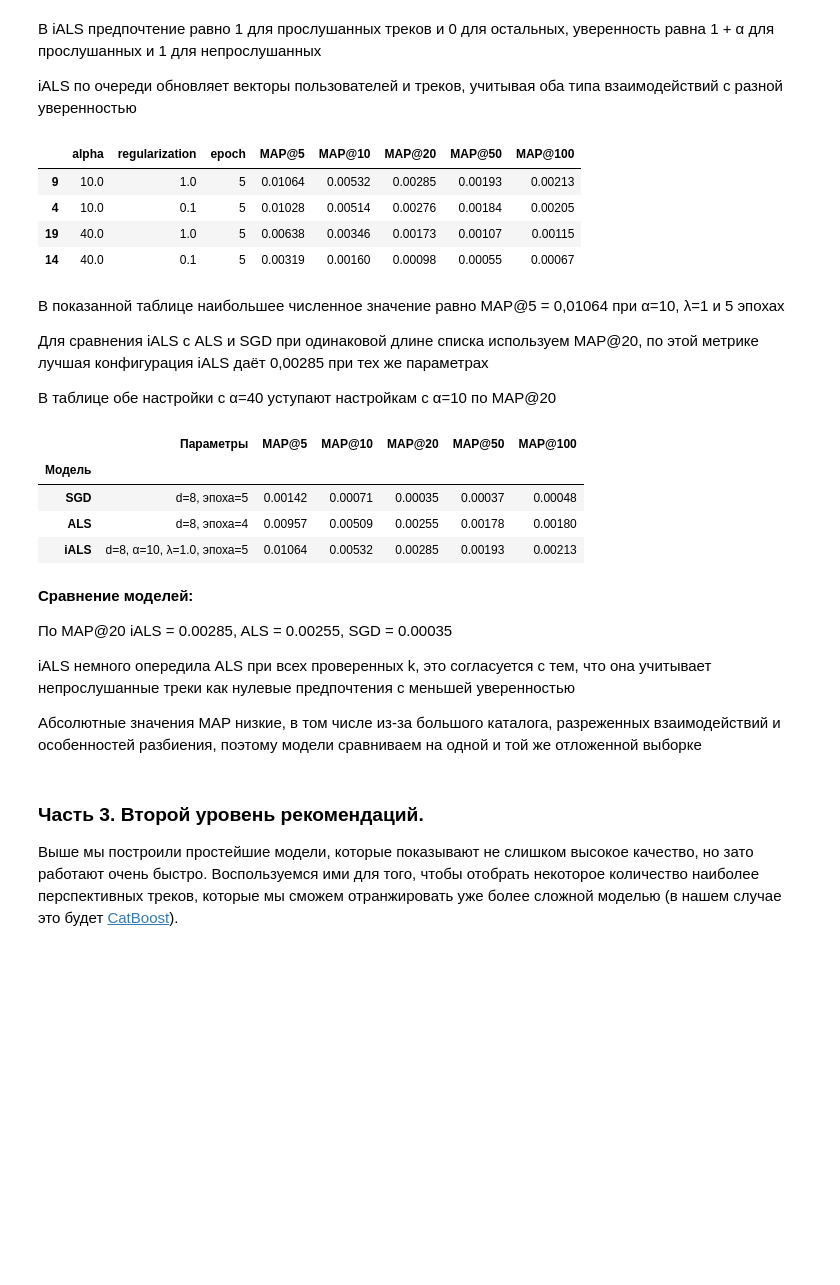
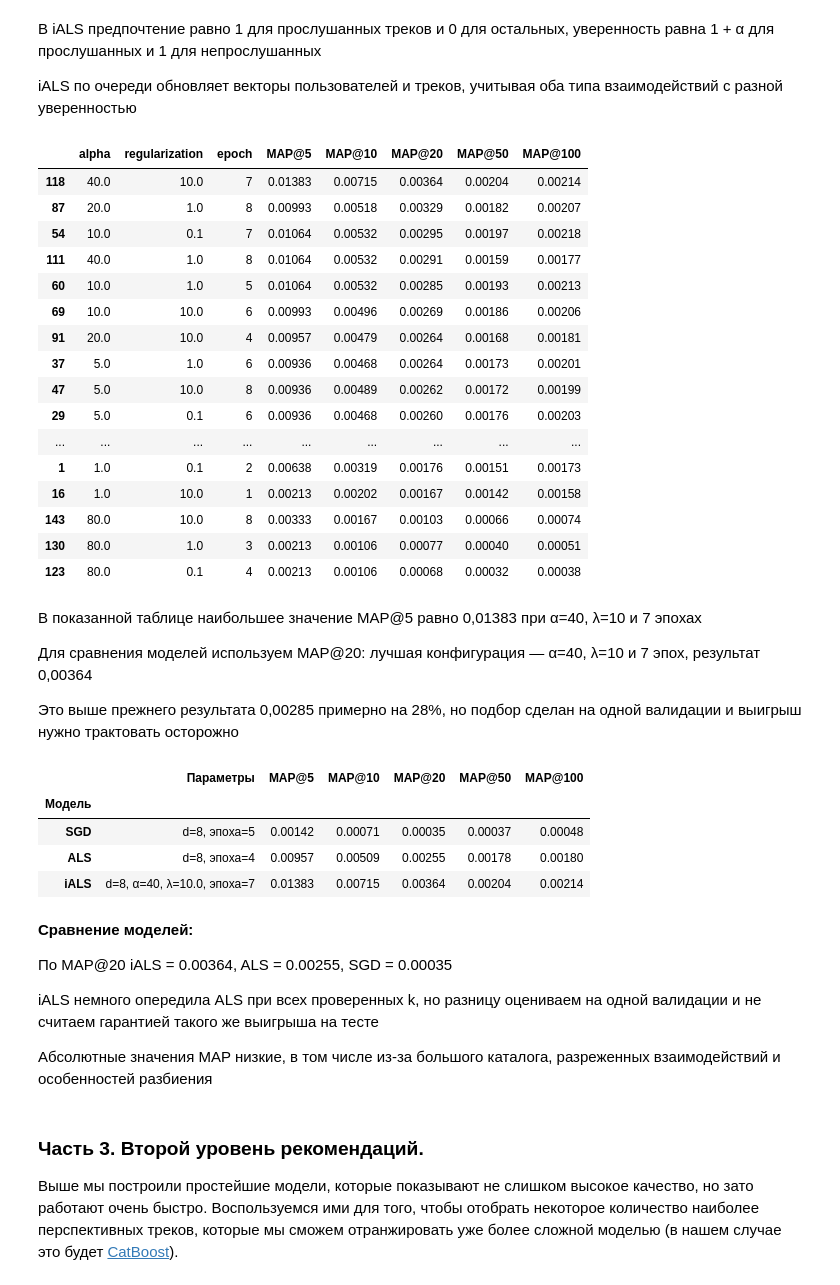
Before and after one commit to BogdanDelektorskiy/machine_learning_2, a Jupyter notebook: homeworks/02_recommendations/02_recsys.ipynb, the cells around one changed output. Saved outputs shown, nothing was run; the diff lists cells and outputs as text; code cells hidden in the pictures; blank space fills up the shorter version.

```diff
--- a/homeworks/02_recommendations/02_recsys.ipynb
+++ b/homeworks/02_recommendations/02_recsys.ipynb
@@ -950,51 +950,71 @@ iALS по очереди обновляет векторы пользовате
 ials_rows = []
 ials_best_map20 = -1
 ials_best_factors = None
+ials_best_config = None
 
-for alpha in (10.0, 40.0):
-    for regularization in (0.1, 1.0):
-        ials = ImplicitALS(train_ratings, dim=8, alpha=alpha, regularization=regularization)
-        for epoch in range(1, 6):
+for alpha in (1.0, 5.0, 10.0, 20.0, 40.0, 80.0):
+    for regularization in (0.1, 1.0, 10.0):
+        ials = ImplicitALS(
+            train_ratings,
+            dim=8,
+            alpha=alpha,
+            regularization=regularization,
+            seed=2026,
+        )
+        for epoch in range(1, 9):
             ials.fit(num_iters=1)
             recommendations = []
             for uid in test_users:
                 uid = int(uid)
                 scores = ials.P[uid] @ ials.Q.T
                 scores[train_items_by_user.get(uid, np.array([], dtype=int))] = -np.inf
                 top = np.argpartition(scores, -max_k)[-max_k:]
                 recommendations.append(top[np.argsort(scores[top])[::-1]])
 
             map_scores = {
                 k: mapk(test_relevant, [items[:k] for items in recommendations], k=k)
                 for k in ks
             }
             ials_rows.append({
                 'alpha': alpha,
                 'regularization': regularization,
                 'epoch': epoch,
                 **{f'MAP@{k}': value for k, value in map_scores.items()},
             })
             if map_scores[20] > ials_best_map20:
                 ials_best_map20 = map_scores[20]
                 ials_best_factors = (ials.P.copy(), ials.Q.copy())
+                ials_best_config = (alpha, regularization, epoch)
 
 ials_results = pd.DataFrame(ials_rows)
 ials_best_by_config = ials_results.loc[
     ials_results.groupby(['alpha', 'regularization'])['MAP@20'].idxmax()
 ].sort_values('MAP@20', ascending=False)
 display(ials_best_by_config.round(5))
 # %% [output]
 |  | alpha | regularization | epoch | MAP@5 | MAP@10 | MAP@20 | MAP@50 | MAP@100 |
-| 9 | 10.0 | 1.0 | 5 | 0.01064 | 0.00532 | 0.00285 | 0.00193 | 0.00213 |
-| 4 | 10.0 | 0.1 | 5 | 0.01028 | 0.00514 | 0.00276 | 0.00184 | 0.00205 |
-| 19 | 40.0 | 1.0 | 5 | 0.00638 | 0.00346 | 0.00173 | 0.00107 | 0.00115 |
-| 14 | 40.0 | 0.1 | 5 | 0.00319 | 0.00160 | 0.00098 | 0.00055 | 0.00067 |
+| 118 | 40.0 | 10.0 | 7 | 0.01383 | 0.00715 | 0.00364 | 0.00204 | 0.00214 |
+| 87 | 20.0 | 1.0 | 8 | 0.00993 | 0.00518 | 0.00329 | 0.00182 | 0.00207 |
+| 54 | 10.0 | 0.1 | 7 | 0.01064 | 0.00532 | 0.00295 | 0.00197 | 0.00218 |
+| 111 | 40.0 | 1.0 | 8 | 0.01064 | 0.00532 | 0.00291 | 0.00159 | 0.00177 |
+| 60 | 10.0 | 1.0 | 5 | 0.01064 | 0.00532 | 0.00285 | 0.00193 | 0.00213 |
+| 69 | 10.0 | 10.0 | 6 | 0.00993 | 0.00496 | 0.00269 | 0.00186 | 0.00206 |
+| 91 | 20.0 | 10.0 | 4 | 0.00957 | 0.00479 | 0.00264 | 0.00168 | 0.00181 |
+| 37 | 5.0 | 1.0 | 6 | 0.00936 | 0.00468 | 0.00264 | 0.00173 | 0.00201 |
+| 47 | 5.0 | 10.0 | 8 | 0.00936 | 0.00489 | 0.00262 | 0.00172 | 0.00199 |
+| 29 | 5.0 | 0.1 | 6 | 0.00936 | 0.00468 | 0.00260 | 0.00176 | 0.00203 |
+| ... | ... | ... | ... | ... | ... | ... | ... | ... |
+| 1 | 1.0 | 0.1 | 2 | 0.00638 | 0.00319 | 0.00176 | 0.00151 | 0.00173 |
+| 16 | 1.0 | 10.0 | 1 | 0.00213 | 0.00202 | 0.00167 | 0.00142 | 0.00158 |
+| 143 | 80.0 | 10.0 | 8 | 0.00333 | 0.00167 | 0.00103 | 0.00066 | 0.00074 |
+| 130 | 80.0 | 1.0 | 3 | 0.00213 | 0.00106 | 0.00077 | 0.00040 | 0.00051 |
+| 123 | 80.0 | 0.1 | 4 | 0.00213 | 0.00106 | 0.00068 | 0.00032 | 0.00038 |
 # %% [markdown]
-В показанной таблице наибольшее численное значение равно MAP@5 = 0,01064 при α=10, λ=1 и 5 эпохах
+В показанной таблице наибольшее значение MAP@5 равно 0,01383 при α=40, λ=10 и 7 эпохах
 
-Для сравнения iALS с ALS и SGD при одинаковой длине списка используем MAP@20, по этой метрике лучшая конфигурация iALS даёт 0,00285 при тех же параметрах
+Для сравнения моделей используем MAP@20: лучшая конфигурация — α=40, λ=10 и 7 эпох, результат 0,00364
 
-В таблице обе настройки с α=40 уступают настройкам с α=10 по MAP@20
+Это выше прежнего результата 0,00285 примерно на 28%, но подбор сделан на одной валидации и выигрыш нужно трактовать осторожно
 # %%
 ials_best_row = ials_results.loc[ials_results['MAP@20'].idxmax()]
 comparison_rows = []
@@ -1019,15 +1039,15 @@ display(ials_comparison.round(5))
 | Модель |  |  |  |  |  |  |
 | SGD | d=8, эпоха=5 | 0.00142 | 0.00071 | 0.00035 | 0.00037 | 0.00048 |
 | ALS | d=8, эпоха=4 | 0.00957 | 0.00509 | 0.00255 | 0.00178 | 0.00180 |
-| iALS | d=8, α=10, λ=1.0, эпоха=5 | 0.01064 | 0.00532 | 0.00285 | 0.00193 | 0.00213 |
+| iALS | d=8, α=40, λ=10.0, эпоха=7 | 0.01383 | 0.00715 | 0.00364 | 0.00204 | 0.00214 |
 # %% [markdown]
 **Сравнение моделей:**
 
-По MAP@20 iALS = 0.00285, ALS = 0.00255, SGD = 0.00035
+По MAP@20 iALS = 0.00364, ALS = 0.00255, SGD = 0.00035
 
-iALS немного опередила ALS при всех проверенных k, это согласуется с тем, что она учитывает непрослушанные треки как нулевые предпочтения с меньшей уверенностью
+iALS немного опередила ALS при всех проверенных k, но разницу оцениваем на одной валидации и не считаем гарантией такого же выигрыша на тесте
 
-Абсолютные значения MAP низкие, в том числе из-за большого каталога, разреженных взаимодействий и особенностей разбиения, поэтому модели сравниваем на одной и той же отложенной выборке
+Абсолютные значения MAP низкие, в том числе из-за большого каталога, разреженных взаимодействий и особенностей разбиения
 # %% [markdown]
 ### Часть 3. Второй уровень рекомендаций.
 
```
Also changed, not shown: parts of 18 cells of this notebook.
